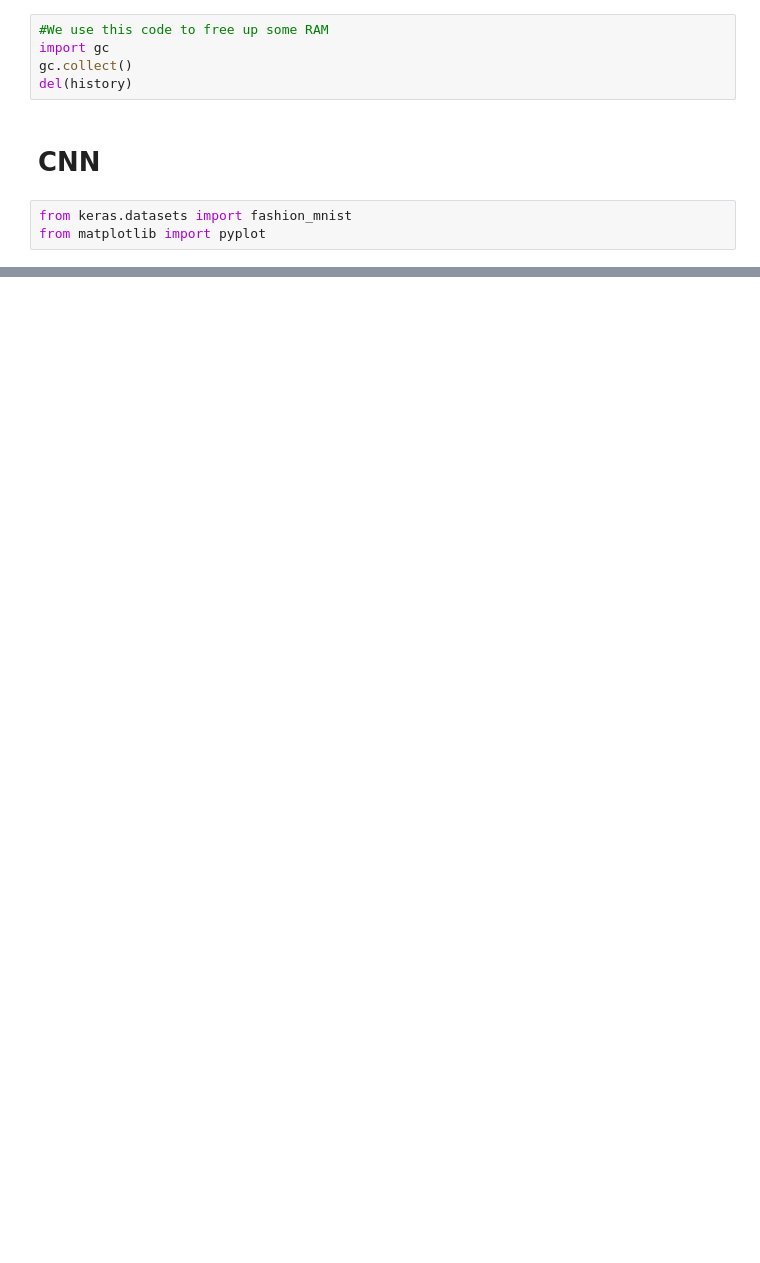
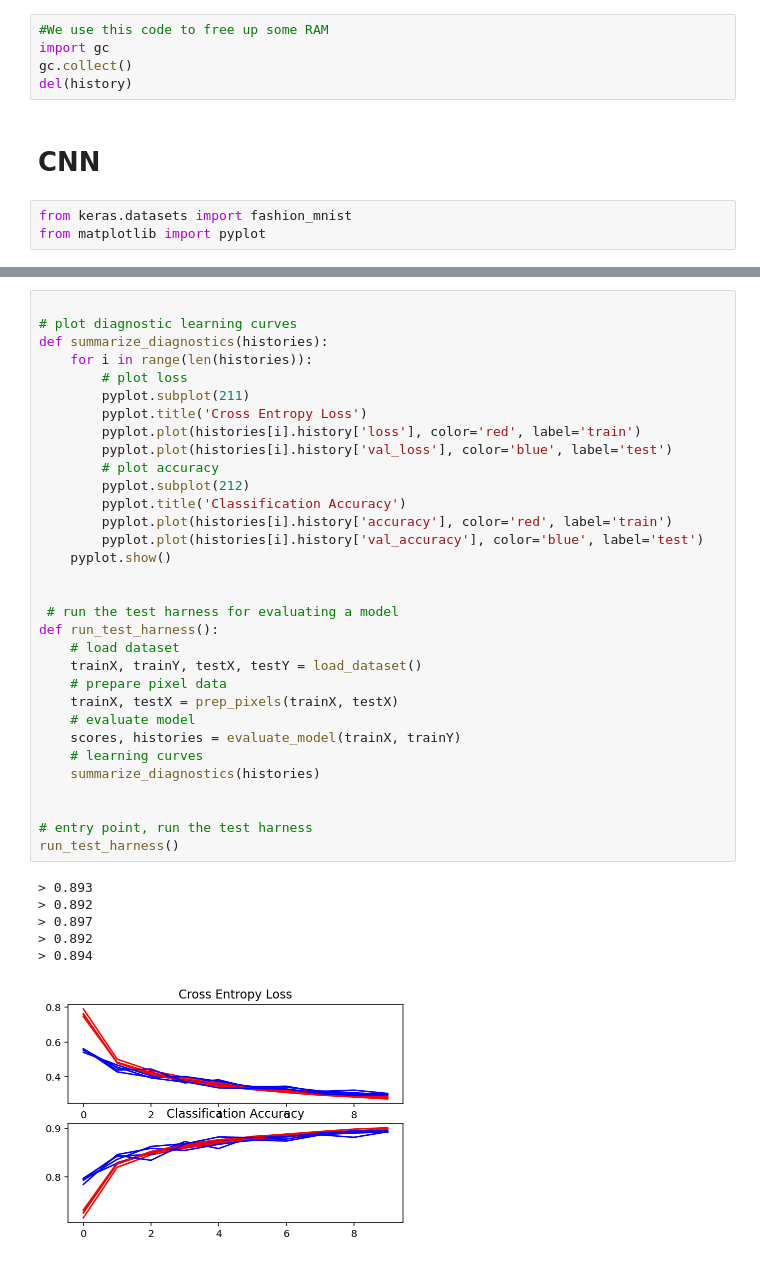
Before and after one commit to naveedw/Deeplearning, a Jupyter notebook: Fashion-MNIST.ipynb, the cells around one changed output, grey strips where cells are left out. Cells and saved outputs as stored; diff of their text form; blank space fills up the shorter version.

```diff
--- a/Fashion-MNIST.ipynb
+++ b/Fashion-MNIST.ipynb
@@ -239 +316,40 @@ from matplotlib import pyplot
+# %%
+
+# plot diagnostic learning curves
+def summarize_diagnostics(histories):
+	for i in range(len(histories)):
+		# plot loss
+		pyplot.subplot(211)
+		pyplot.title('Cross Entropy Loss')
+		pyplot.plot(histories[i].history['loss'], color='red', label='train')
+		pyplot.plot(histories[i].history['val_loss'], color='blue', label='test')
+		# plot accuracy
+		pyplot.subplot(212)
+		pyplot.title('Classification Accuracy')
+		pyplot.plot(histories[i].history['accuracy'], color='red', label='train')
+		pyplot.plot(histories[i].history['val_accuracy'], color='blue', label='test')
+	pyplot.show()
+
+
+ # run the test harness for evaluating a model
+def run_test_harness():
+	# load dataset
+	trainX, trainY, testX, testY = load_dataset()
+	# prepare pixel data
+	trainX, testX = prep_pixels(trainX, testX)
+	# evaluate model
+	scores, histories = evaluate_model(trainX, trainY)
+	# learning curves
+	summarize_diagnostics(histories)
+
+
+# entry point, run the test harness
+run_test_harness()
+# %% [output]
+> 0.893
+> 0.892
+> 0.897
+> 0.892
+> 0.894
+[figure, added]
 # %%
```
Also changed, not shown: parts of 22 cells of this notebook.
